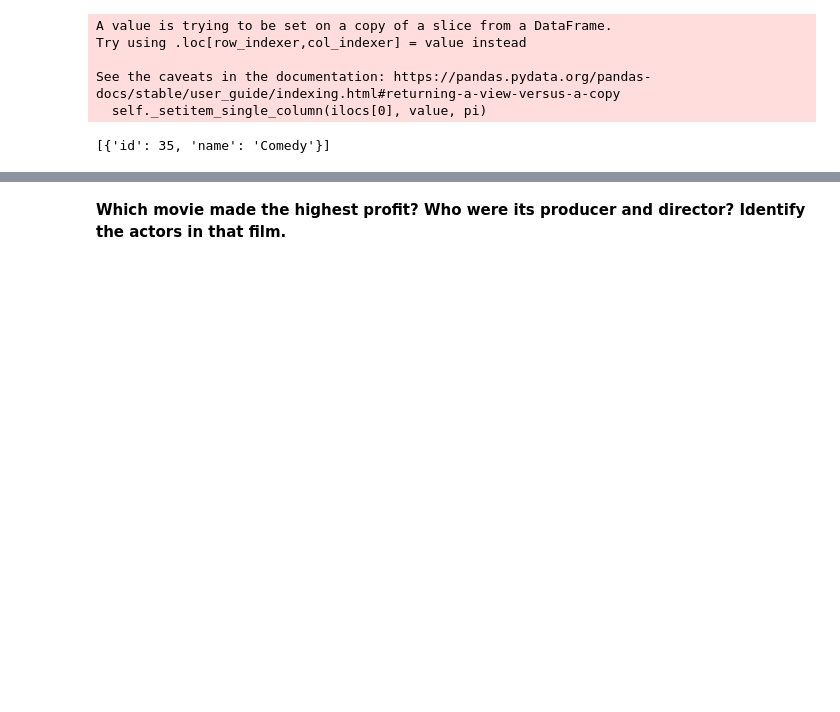
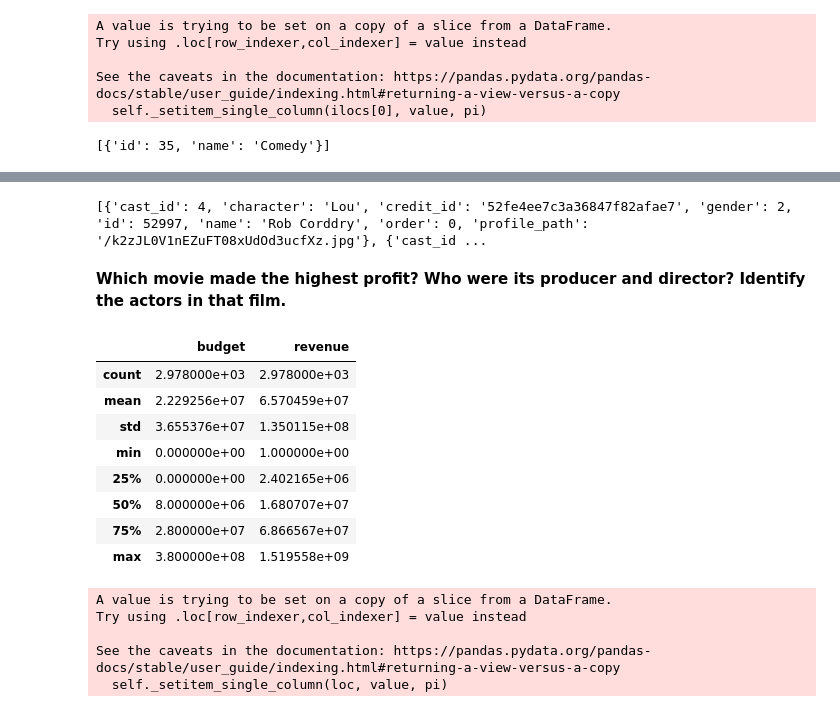
Before and after one commit to Shrez7961/Practice, a Jupyter notebook: Guided_Project_EDA_on_IMDB_Dataset.ipynb, the cells around one changed output, grey strips where cells are left out. Cells and saved outputs as stored; diff of their text form; code cells hidden in the pictures; blank space fills up the shorter version.

```diff
--- a/Guided_Project_EDA_on_IMDB_Dataset.ipynb
+++ b/Guided_Project_EDA_on_IMDB_Dataset.ipynb
@@ -160,2 +202,6 @@ df1.loc[0,'genres']
+# %%
+print(df1.loc[0,'cast'])
+# %% [output]
+[{'cast_id': 4, 'character': 'Lou', 'credit_id': '52fe4ee7c3a36847f82afae7', 'gender': 2, 'id': 52997, 'name': 'Rob Corddry', 'order': 0, 'profile_path': '/k2zJL0V1nEZuFT08xUdOd3ucfXz.jpg'}, {'cast_id ...
 # %% [markdown]
 **Which movie made the highest profit? Who were its producer and director? Identify the actors in that film.**
@@ -164,0 +208,22 @@ df['profit']
+# %%
+df1.describe()
+# %% [output]
+|  | budget | revenue |
+| count | 2.978000e+03 | 2.978000e+03 |
+| mean | 2.229256e+07 | 6.570459e+07 |
+| std | 3.655376e+07 | 1.350115e+08 |
+| min | 0.000000e+00 | 1.000000e+00 |
+| 25% | 0.000000e+00 | 2.402165e+06 |
+| 50% | 8.000000e+06 | 1.680707e+07 |
+| 75% | 2.800000e+07 | 6.866567e+07 |
+| max | 3.800000e+08 | 1.519558e+09 |
+# %%
+#Replacing extremely low values of budget and revenue with median values:
+df1.loc[df1['budget']< 1000,'budget'] = df1.loc[df1['budget']>=1000,'budget'].median()
+df1.loc[df1['revenue']< 1000,'revenue'] = df1.loc[df1['revenue']>=1000,'revenue'].median()
+# %% [output]
+A value is trying to be set on a copy of a slice from a DataFrame.
+Try using .loc[row_indexer,col_indexer] = value instead
+
+See the caveats in the documentation: https://pandas.pydata.org/pandas-docs/stable/user_guide/indexing.html#returning-a-view-versus-a-copy
+  self._setitem_single_column(loc, value, pi)
```
Also changed, not shown: parts of 22 cells of this notebook.
